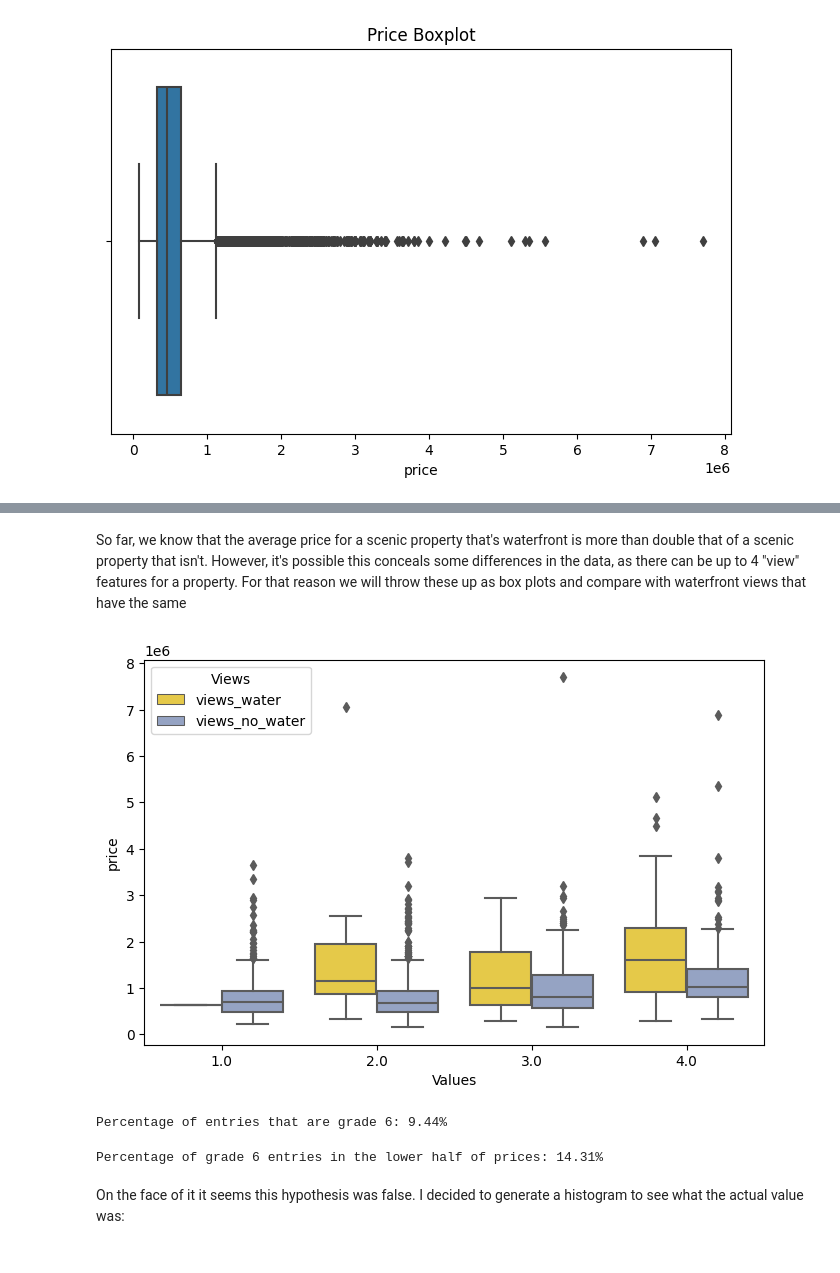
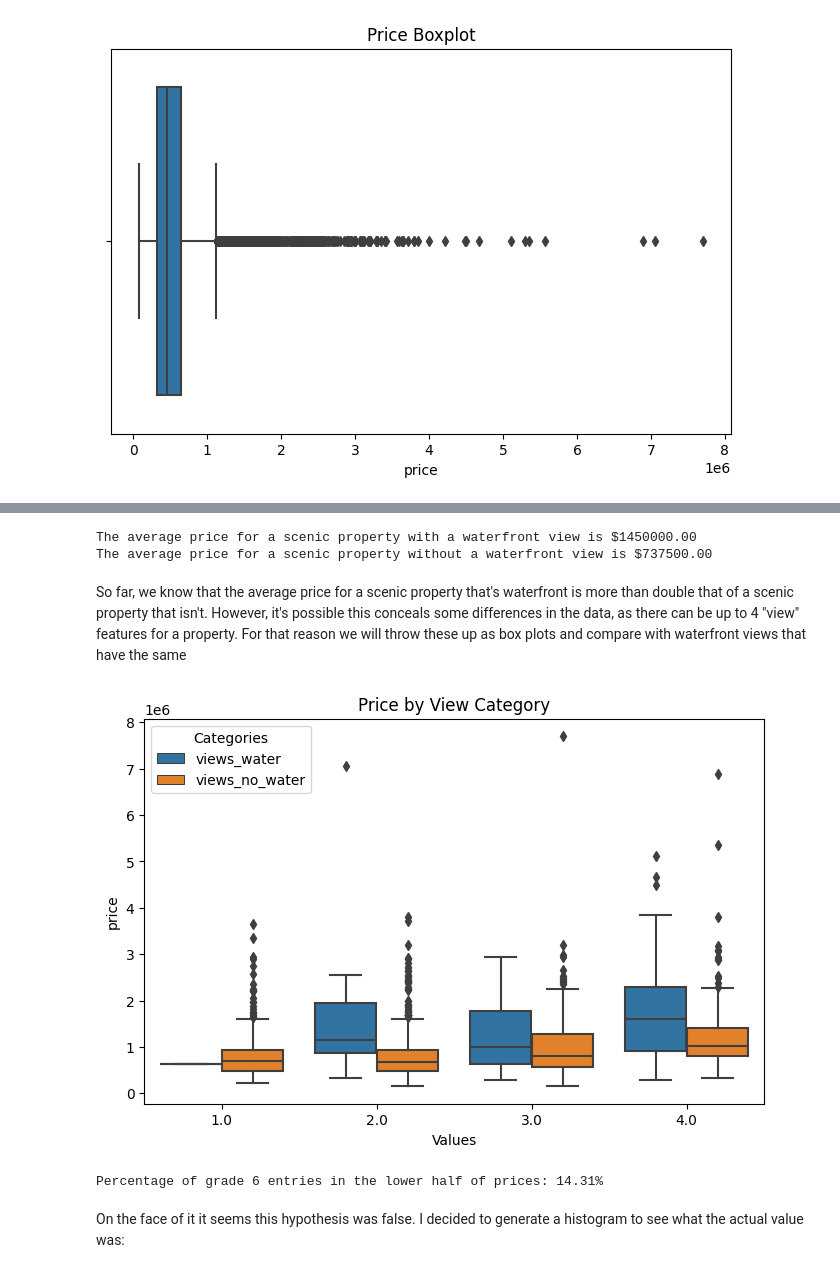
Before and after one commit to Toukant/eda-housing-data, a Jupyter notebook: Project_Playing.ipynb, the cells around one changed output, grey strips where cells are left out. Drawn from its saved outputs; the diff is of its cells as text; code cells hidden in the pictures.

```diff
--- a/Project_Playing.ipynb
+++ b/Project_Playing.ipynb
@@ -201,51 +171,21 @@ the average price for a scenic property without a waterfront view is $ 883141.32
+# %%
+avg_price_water, avg_price_no_water, views_water, views_no_water = get_views(df_housing)
+# %% [output]
+The average price for a scenic property with a waterfront view is $1450000.00
+The average price for a scenic property without a waterfront view is $737500.00
 # %% [markdown]
 So far, we know that the average price for a scenic property that's waterfront is more than double that of a scenic property that isn't. However, it's possible this conceals some differences in the data, as there can be up to 4 "view" features for a property. For that reason we will throw these up as box plots and compare with waterfront views that have the same
-# %%
-# create the dataframe needed to hold this up
-df_housing['views_water'] = views_water['view']
-df_housing['views_no_water'] = views_no_water['view']
-df_long = df_housing.melt(id_vars=['price'], value_vars=['views_water', 'views_no_water'],
-                  var_name='Views', value_name='Values')
-
-# Create the boxplot
-sns.boxplot(x='Values', y='price', hue='Views', data=df_long, palette="Set2_r")
-plt.show()
-# %% [output]
-[figure, removed]
-# %%
-#check what perceptage of the overall entries are grade 6
-
-total_entries = len(df_housing)
-
-# Number of entries that are grade 6
-grade_6_count = (df_housing['grade'] == 6).sum()
-
-# Calculate percentage
-grade_6_percentage = (grade_6_count / total_entries) * 100
-
-print(f"Percentage of entries that are grade 6: {grade_6_percentage:.2f}%")
-# %% [output]
-Percentage of entries that are grade 6: 9.44%
-# %%
-#check what percentage of properties on or under the mean price are grade 6
-
-mean_price = df_housing['price'].mean()
-
-# Filter the DataFrame to only include rows where price is less than or equal to the mean
-lower_half_df = df_housing[df_housing['price'] <= mean_price]
-
-# Total number of entries in the filtered DataFrame
-total_lower_half = len(lower_half_df)
-
-# Number of grade 6 entries in the filtered DataFrame
-grade_6_count = (lower_half_df['grade'] == 6).sum()
-
-# Calculate percentage
-grade_6_percentage = (grade_6_count / total_lower_half) * 100 if total_lower_half > 0 else 0
-
-print(f"Percentage of grade 6 entries in the lower half of prices: {grade_6_percentage:.2f}%")
-# %% [output]
-Percentage of grade 6 entries in the lower half of prices: 14.31%
+# %%
+#check the rate of
+plot_the_views(df_housing, views_water, views_no_water)
+# %% [output]
+[figure, added]
+# %%
+#check what perceptage of the overall entries are grade 6
+
+grade_6_percentage, lower_half_df, total_lower_half = housing_6_lower(df_housing)
+# %% [output]
+Percentage of grade 6 entries in the lower half of prices: 14.31%
 # %% [markdown]
 On the face of it it seems this hypothesis was false. I decided to generate a histogram to see what the actual value was:
 # %%
```
Also changed, not shown: parts of 18 cells of this notebook, 1 other file.
